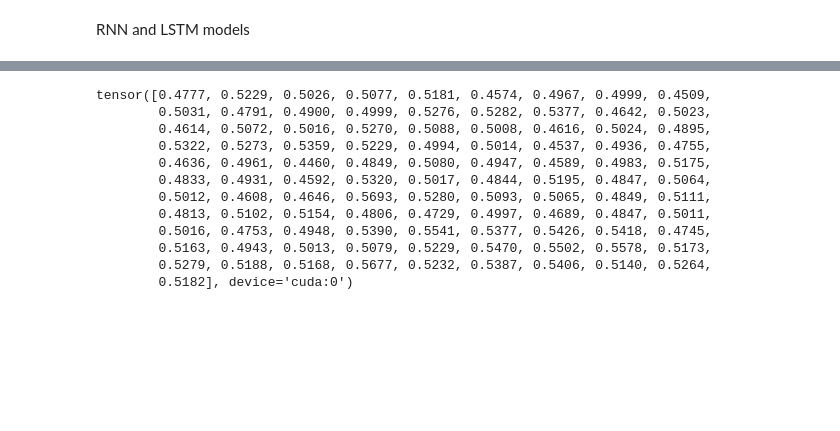
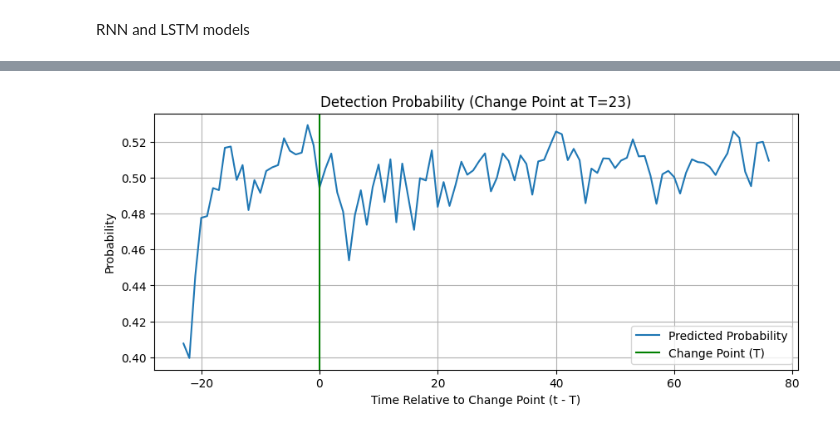
Before and after one commit to yashc73080/CS462-Deep-Learning, a Jupyter notebook: HW3/sequences.ipynb, the cells around one changed output, grey strips where cells are left out. Cells and saved outputs as stored; diff of their text form; code cells hidden in the pictures; blank space fills up the shorter version.

Commit message:
Agg plot

```diff
--- a/HW3/sequences.ipynb
+++ b/HW3/sequences.ipynb
@@ -72,16 +72,16 @@ class ChangePointDataset(Dataset):
 # %% [markdown]
 Get dataset
 # %%
-dataset = ChangePointDataset(500, device=device)
-dataloader = DataLoader(dataset, batch_size=32, shuffle=True)
+dataset = ChangePointDataset(1000, device=device)
+dataloader = DataLoader(dataset, batch_size=128, shuffle=True)
 # %% [markdown]
 RNN and LSTM models
 # %%
 class RNNModel(nn.Module):
-    def __init__(self, input_size=10, hidden_size=20, output_size=1, device='cpu'):
+    def __init__(self, input_size=10, hidden_size=20, output_size=1, num_layers=1,device='cpu'):
         super(RNNModel, self).__init__()
 
-        self.rnn = nn.RNN(input_size, hidden_size, num_layers=1, bias=True,
+        self.rnn = nn.RNN(input_size, hidden_size, num_layers=num_layers, bias=True,
                           dropout=0, bidirectional=False, batch_first=True)
 
         self.fc = nn.Linear(hidden_size, output_size)
@@ -124,5 +122,5 @@ def get_probabilities(model, seq):
 # %%
-def train_model(model, dataloader, num_epochs=10, lr=0.01):
+def train_model(model, dataloader, num_epochs=10, lr=0.01, plot=False):
     criterion = nn.BCELoss()
     optimizer = optim.Adam(model.parameters(), lr=lr)
 
@@ -132,7 +130,7 @@ def train_model(model, dataloader, num_epochs=10, lr=0.01):
 
     for epoch in range(num_epochs):
         epoch_loss = 0.0
-        for sequences, labels in dataloader:
+        for sequences, labels, T_values in dataloader:
             optimizer.zero_grad()
 
             outputs = model(sequences)
@@ -141,9 +139,18 @@ def train_model(model, dataloader, num_epochs=10, lr=0.01):
             optimizer.step()
 
             epoch_loss += loss.item() * sequences.size(0)
-            loss_history.append(epoch_loss)
+
         epoch_loss /= len(dataloader.dataset)
+        loss_history.append(epoch_loss)
 
-        print(f'Epoch {epoch+1}/{num_epochs}, Loss: {epoch_loss:.4f}')
+        if epoch % 5 == 0 or epoch == num_epochs - 1:
+            print(f'Epoch {epoch+1}/{num_epochs}, Loss: {epoch_loss:.4f}')
+
+    if plot:
+        plt.plot(loss_history)
+        plt.xlabel('Epoch')
+        plt.ylabel('Loss')
+        plt.title('Training Loss History')
+        plt.show()
 
     return model, loss_history
@@ -150,4 +229,4 @@ def train_model(model, dataloader, num_epochs=10, lr=0.01):
 # %%
 rnn = RNNModel(input_size=10, hidden_size=20, output_size=1, device=device)
-rnn, loss_history = train_model(rnn, dataloader, num_epochs=10, lr=0.001)
+rnn, loss_history = train_model(rnn, dataloader, num_epochs=50, lr=0.001)
 # %% [output]
@@ -164,15 +244,6 @@ Epoch 10/10, Loss: 0.6941
 # %%
-get_probabilities(rnn, dataloader.dataset[0][0])
+seq, label, T = dataloader.dataset[0]
+probabilities = get_probabilities(rnn, seq)
+plot_probabilities(probabilities, T)
 # %% [output]
-tensor([0.4777, 0.5229, 0.5026, 0.5077, 0.5181, 0.4574, 0.4967, 0.4999, 0.4509,
-        0.5031, 0.4791, 0.4900, 0.4999, 0.5276, 0.5282, 0.5377, 0.4642, 0.5023,
-        0.4614, 0.5072, 0.5016, 0.5270, 0.5088, 0.5008, 0.4616, 0.5024, 0.4895,
-        0.5322, 0.5273, 0.5359, 0.5229, 0.4994, 0.5014, 0.4537, 0.4936, 0.4755,
-        0.4636, 0.4961, 0.4460, 0.4849, 0.5080, 0.4947, 0.4589, 0.4983, 0.5175,
-        0.4833, 0.4931, 0.4592, 0.5320, 0.5017, 0.4844, 0.5195, 0.4847, 0.5064,
-        0.5012, 0.4608, 0.4646, 0.5693, 0.5280, 0.5093, 0.5065, 0.4849, 0.5111,
-        0.4813, 0.5102, 0.5154, 0.4806, 0.4729, 0.4997, 0.4689, 0.4847, 0.5011,
-        0.5016, 0.4753, 0.4948, 0.5390, 0.5541, 0.5377, 0.5426, 0.5418, 0.4745,
-        0.5163, 0.4943, 0.5013, 0.5079, 0.5229, 0.5470, 0.5502, 0.5578, 0.5173,
-        0.5279, 0.5188, 0.5168, 0.5677, 0.5232, 0.5387, 0.5406, 0.5140, 0.5264,
-        0.5182], device='cuda:0')
+[figure, added]
```
Also changed, not shown: parts of 10 cells of this notebook.
